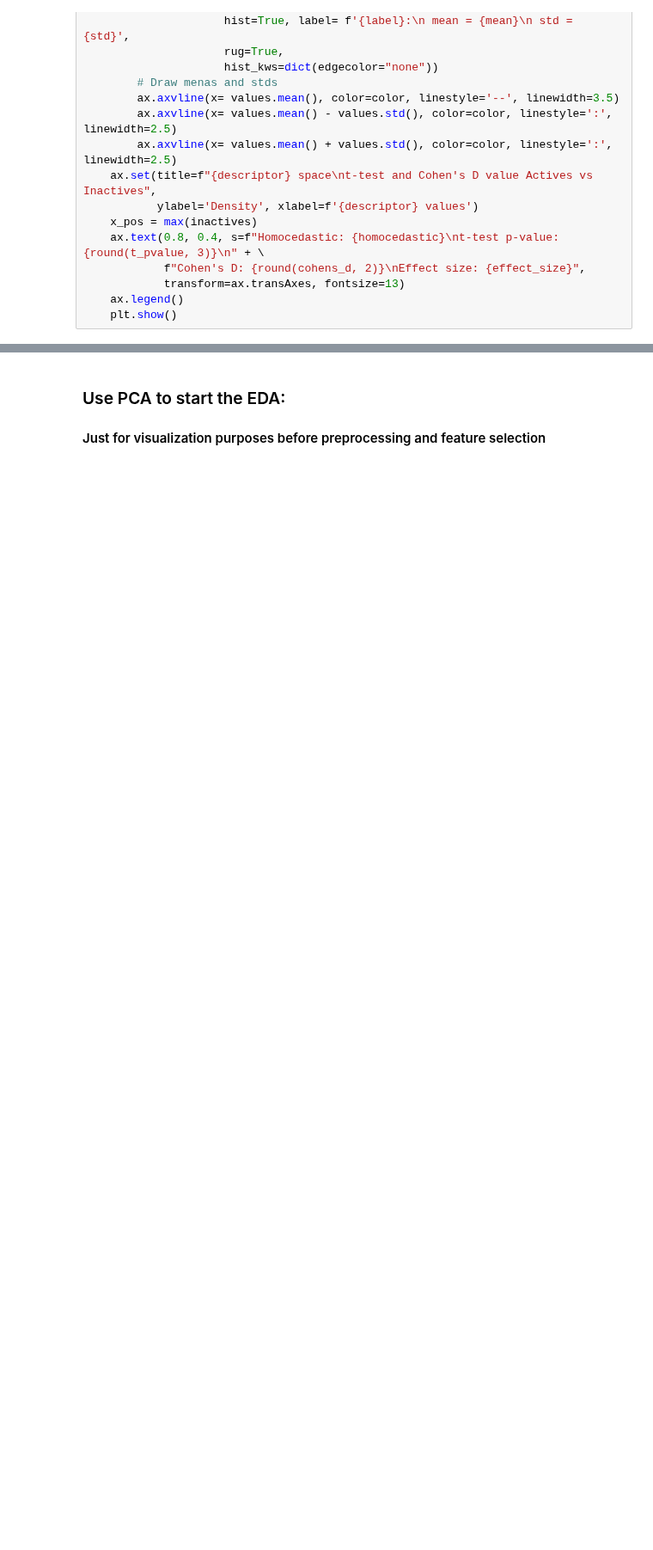
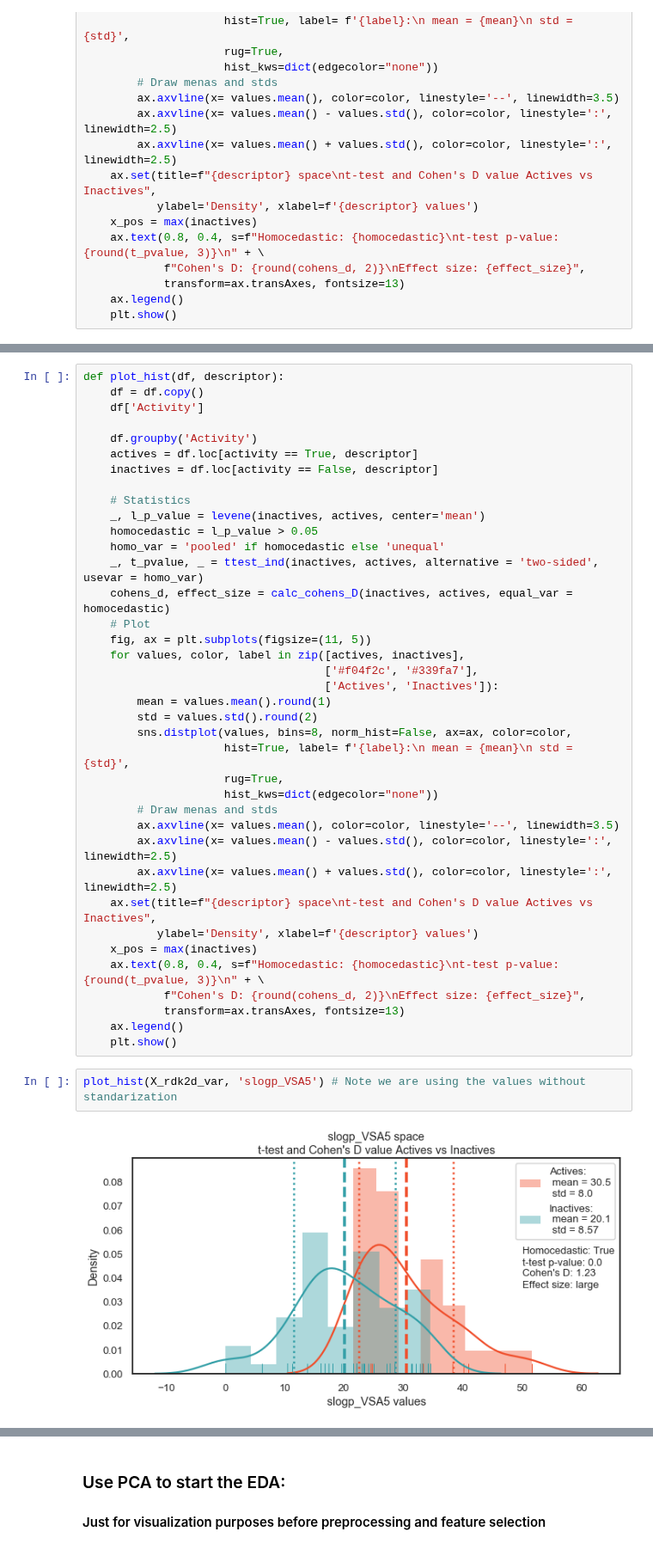
Before and after one commit to jRicciL/ERK2_notebooks, a Jupyter notebook: X_Reviewing_Fourches_work/7_2DRDKit_Analysis.ipynb, the cells around one changed output, grey strips where cells are left out. Shown at 86% size. Cells and saved outputs as stored; diff of their text form; blank space fills up the shorter version.

Commit message:
Activity Cliffs added

```diff
--- a/X_Reviewing_Fourches_work/7_2DRDKit_Analysis.ipynb
+++ b/X_Reviewing_Fourches_work/7_2DRDKit_Analysis.ipynb
@@ -641,0 +626,42 @@ plot_hist(X_rdk2d_var, 'NumRings')
+# %%
+def plot_hist(df, descriptor):
+    df = df.copy()
+    df['Activity']
+
+    df.groupby('Activity')
+    actives = df.loc[activity == True, descriptor]
+    inactives = df.loc[activity == False, descriptor]
+
+    # Statistics
+    _, l_p_value = levene(inactives, actives, center='mean')
+    homocedastic = l_p_value > 0.05
+    homo_var = 'pooled' if homocedastic else 'unequal'
+    _, t_pvalue, _ = ttest_ind(inactives, actives, alternative = 'two-sided', usevar = homo_var)
+    cohens_d, effect_size = calc_cohens_D(inactives, actives, equal_var = homocedastic)
+    # Plot
+    fig, ax = plt.subplots(figsize=(11, 5))
+    for values, color, label in zip([actives, inactives],
+                                    ['#f04f2c', '#339fa7'],
+                                    ['Actives', 'Inactives']):
+        mean = values.mean().round(1)
+        std = values.std().round(2)
+        sns.distplot(values, bins=8, norm_hist=False, ax=ax, color=color,
+                     hist=True, label= f'{label}:\n mean = {mean}\n std = {std}',
+                     rug=True,
+                     hist_kws=dict(edgecolor="none"))
+        # Draw menas and stds
+        ax.axvline(x= values.mean(), color=color, linestyle='--', linewidth=3.5)
+        ax.axvline(x= values.mean() - values.std(), color=color, linestyle=':', linewidth=2.5)
+        ax.axvline(x= values.mean() + values.std(), color=color, linestyle=':', linewidth=2.5)
+    ax.set(title=f"{descriptor} space\nt-test and Cohen's D value Actives vs Inactives",
+           ylabel='Density', xlabel=f'{descriptor} values')
+    x_pos = max(inactives)
+    ax.text(0.8, 0.4, s=f"Homocedastic: {homocedastic}\nt-test p-value: {round(t_pvalue, 3)}\n" + \
+            f"Cohen's D: {round(cohens_d, 2)}\nEffect size: {effect_size}",
+            transform=ax.transAxes, fontsize=13)
+    ax.legend()
+    plt.show()
+# %%
+plot_hist(X_rdk2d_var, 'slogp_VSA5') # Note we are using the values without standarization
+# %% [output]
+[figure, added]
```
Also changed, not shown: parts of 22 cells of this notebook.
